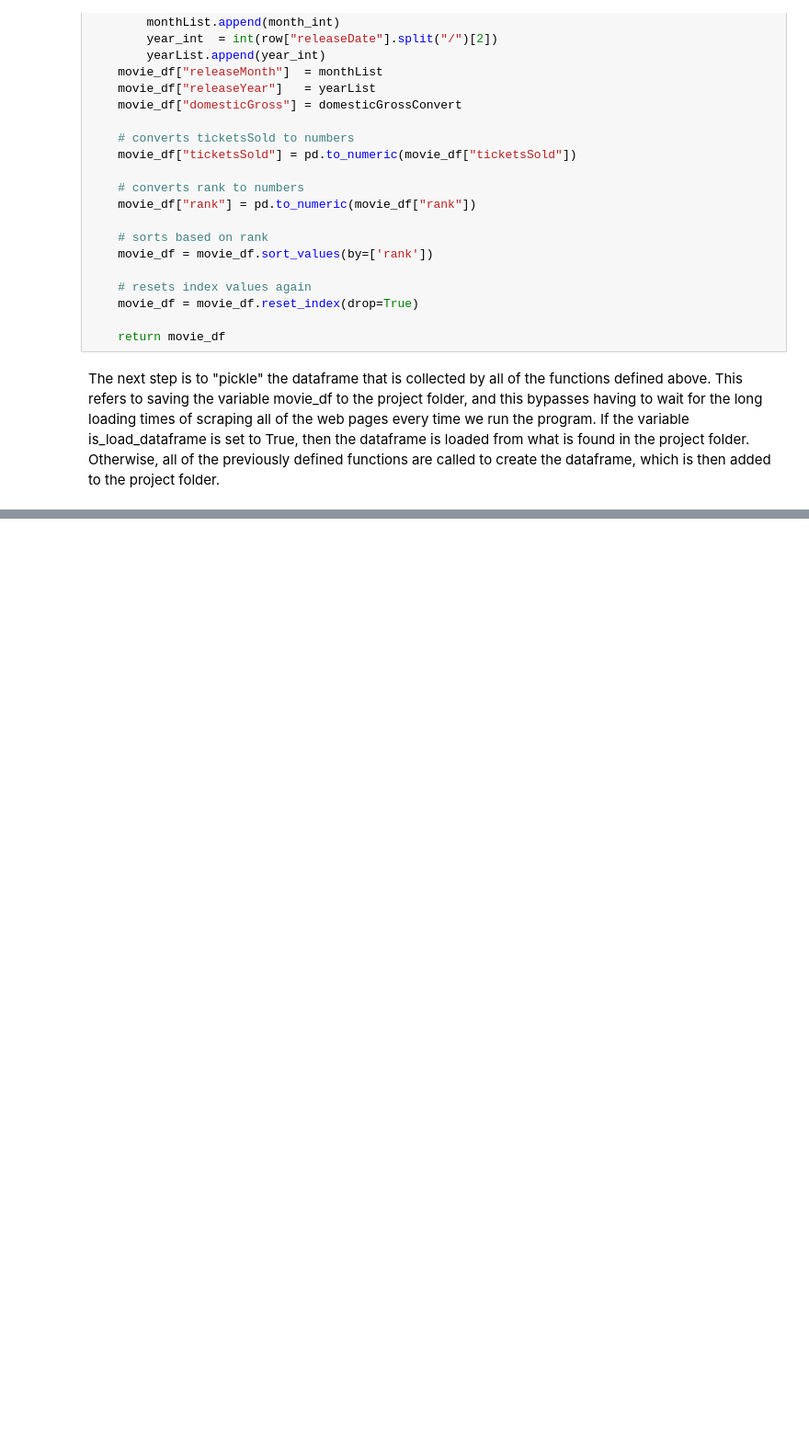
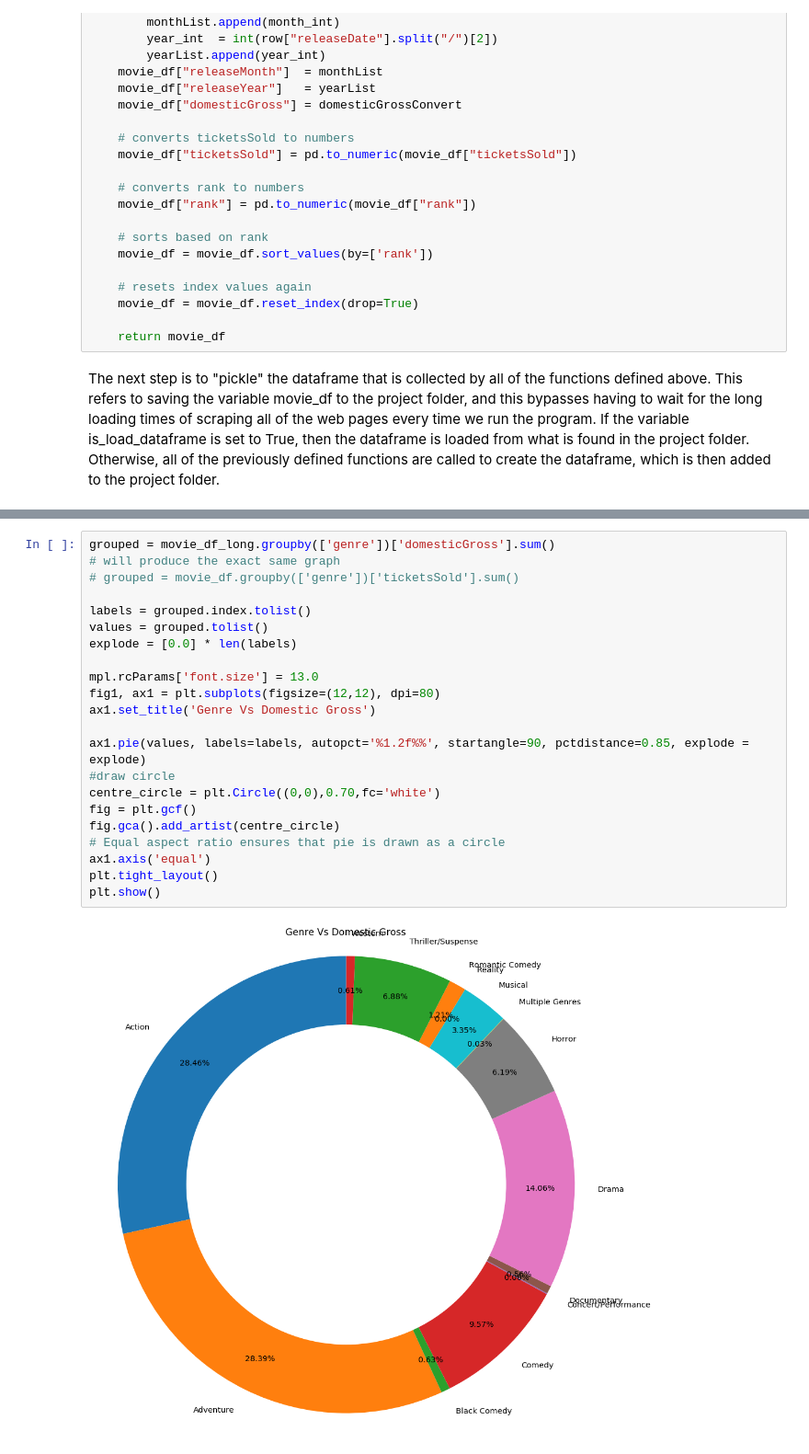
Before and after one commit to devinpopa/devinpopa.github.io, a Jupyter notebook: Devin_Popa_Noah_Bathras_Final_Tutorial.ipynb, the cells around one changed output, grey strips where cells are left out. Shown at 92% size. Saved outputs shown, nothing was run; the diff lists cells and outputs as text; blank space fills up the shorter version.

Commit message:
finished text, added basic plot, about as donezo as it gets

```diff
--- a/Devin_Popa_Noah_Bathras_Final_Tutorial.ipynb
+++ b/Devin_Popa_Noah_Bathras_Final_Tutorial.ipynb
@@ -613,0 +246,24 @@ AttributeError: 'NoneType' object has no attribute 'groupby'
+# %%
+grouped = movie_df_long.groupby(['genre'])['domesticGross'].sum()
+# will produce the exact same graph
+# grouped = movie_df.groupby(['genre'])['ticketsSold'].sum()
+
+labels = grouped.index.tolist()
+values = grouped.tolist()
+explode = [0.0] * len(labels)
+
+mpl.rcParams['font.size'] = 13.0
+fig1, ax1 = plt.subplots(figsize=(12,12), dpi=80)
+ax1.set_title('Genre Vs Domestic Gross')
+
+ax1.pie(values, labels=labels, autopct='%1.2f%%', startangle=90, pctdistance=0.85, explode = explode)
+#draw circle
+centre_circle = plt.Circle((0,0),0.70,fc='white')
+fig = plt.gcf()
+fig.gca().add_artist(centre_circle)
+# Equal aspect ratio ensures that pie is drawn as a circle
+ax1.axis('equal')
+plt.tight_layout()
+plt.show()
+# %% [output]
+[figure, added]
```
Also changed, not shown: parts of 96 cells of this notebook, 1 other file.
